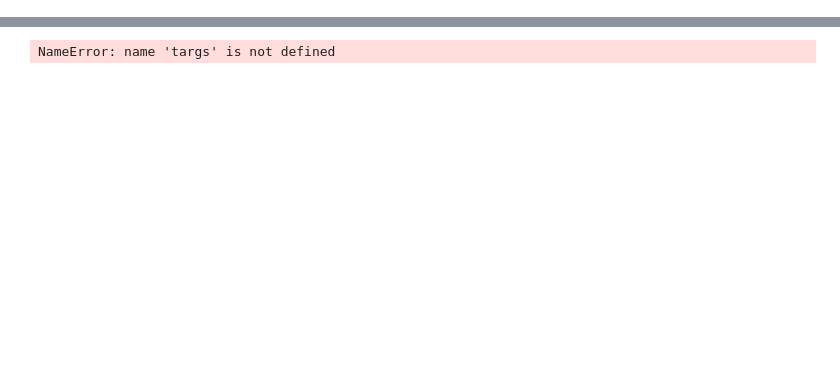
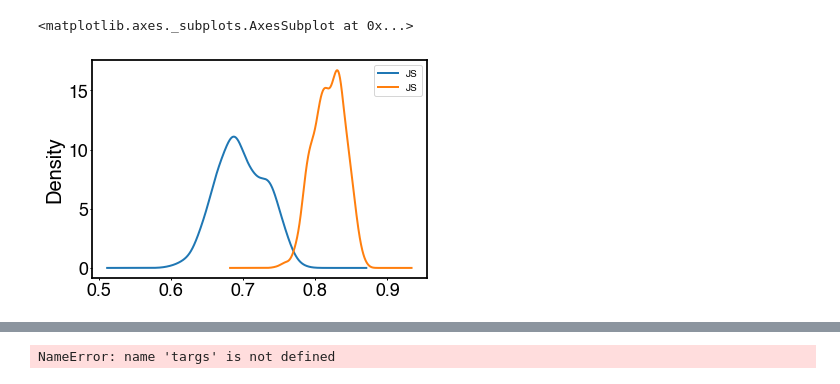
Before and after one commit to theilmbh/NeuralTDA, a Jupyter notebook: notebooks/pub/Figure8-JSDivStats.ipynb, the cells around one changed output, grey strips where cells are left out. Saved outputs shown, nothing was run; the diff lists cells and outputs as text; code cells hidden in the pictures; blank space fills up the shorter version.

```diff
--- a/notebooks/pub/Figure8-JSDivStats.ipynb
+++ b/notebooks/pub/Figure8-JSDivStats.ipynb
@@ -216,0 +259,7 @@ cataset2_s = build_lmm_dataset(cors2)
+# %%
+plt.figure()
+cataset[cataset['cond']=='same'].plot.kde(ax=plt.gca())
+cataset[cataset['cond']=='different'].plot.kde(ax = plt.gca())
+# %% [output]
+<matplotlib.axes._subplots.AxesSubplot at 0x...>
+[figure, added]
```
Also changed, not shown: parts of 9 cells of this notebook, 6 other files.
